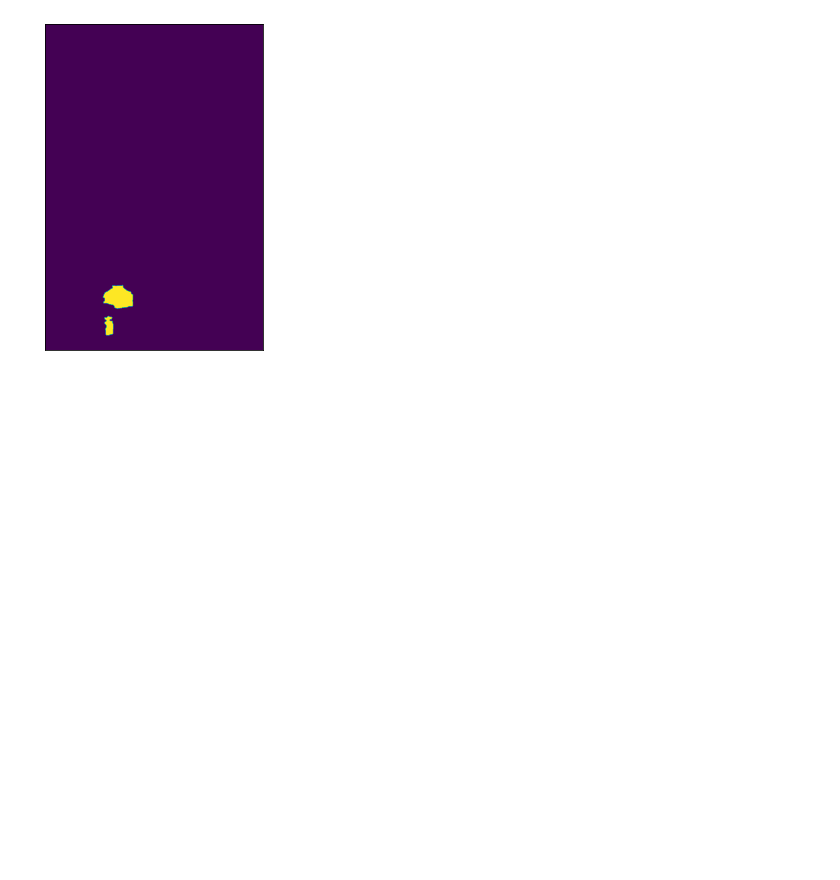
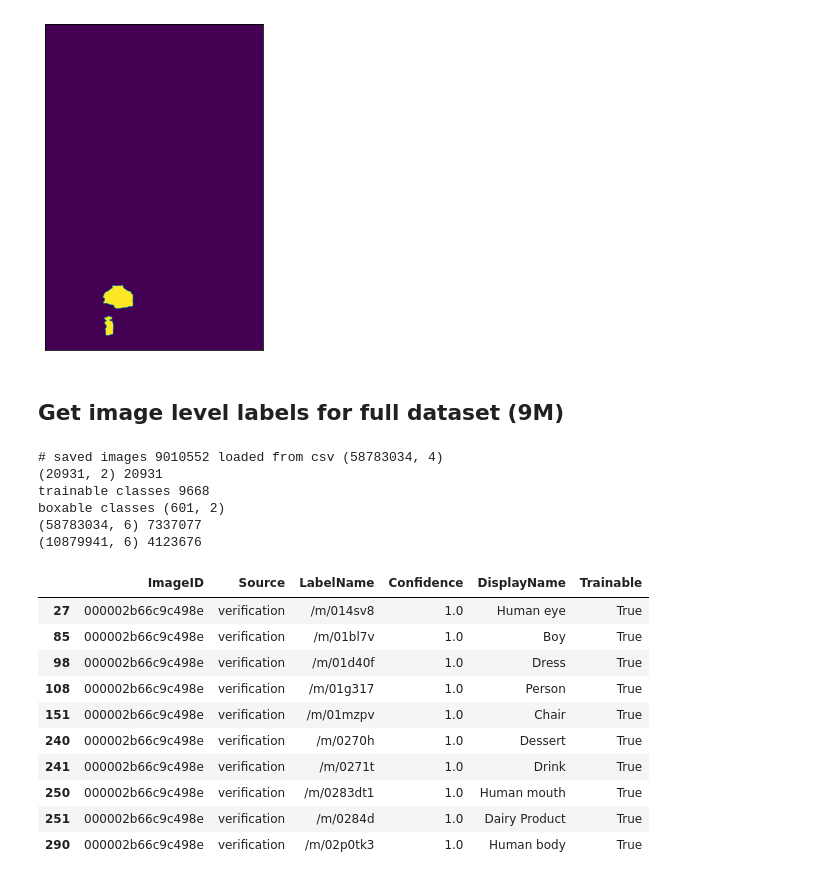
Before and after one commit to liyubrt/notebooks, a Jupyter notebook: pretrain_vit/OpenImages.ipynb, the cells around one changed output. Cells and saved outputs as stored; diff of their text form; code cells hidden in the pictures; blank space fills up the shorter version.

```diff
--- a/pretrain_vit/OpenImages.ipynb
+++ b/pretrain_vit/OpenImages.ipynb
@@ -469,3 +469,65 @@ Drink (1600, 1066)
 [figure]
 Drink (1600, 1066)
 [figure]
+# %% [markdown]
+## Get image level labels for full dataset (9M)
+# %%
+root_dir = '/data3/jupiter/datasets/public_datasets/OpenImages/'
+
+# load label csv
+split = 'train'  # train, validation, test
+label_csv = os.path.join(root_dir, 'meta_data', f'oidv7-{split}-annotations-human-imagelabels.csv')
+# image_ids = os.listdir(os.path.join(root_dir, split))
+# image_ids = [f[:-4] for f in image_ids]
+# np.savetxt(os.path.join(root_dir, 'meta_data', f'{split}_saved.txt'), image_ids, delimiter='\n', fmt='%s')
+image_ids = list(np.loadtxt(os.path.join(root_dir, 'meta_data', f'{split}_saved.txt'), dtype=str))
+df = pd.read_csv(label_csv)
+print('# saved images', len(image_ids), 'loaded from csv', df.shape)
+
+# load class description
+description_csv = os.path.join(root_dir, 'meta_data', 'oidv7-class-descriptions.csv')
+description_df = pd.read_csv(description_csv)
+description_dict = dict(zip(description_df.LabelName, description_df.DisplayName))
+print(description_df.shape, len(description_dict))
+
+# load trainable classes
+trainable_txt = os.path.join(root_dir, 'meta_data', 'oidv7-classes-trainable.txt')
+with open(trainable_txt, 'r') as f:
+    trainable_class_ids = f.readlines()
+    trainable_class_ids = {s[:-1] for s in trainable_class_ids}
+print('trainable classes', len(trainable_class_ids))
+
+# load 600 boxable classes
+boxable_classes_csv = os.path.join(root_dir, 'meta_data', 'oidv7-class-descriptions-boxable.csv')
+boxable_classes_df = pd.read_csv(boxable_classes_csv)
+print('boxable classes', boxable_classes_df.shape)
+
+# merge class description and trainable info
+df = df.merge(description_df, on='LabelName', how='left')
+df['Trainable'] = df['LabelName'].apply(lambda l: True if l in trainable_class_ids else False)
+print(df.shape, len(df.ImageID.unique()))
+
+# get trainable and boxable df
+df_use = df[(df.DisplayName.isin(boxable_classes_df.DisplayName)) & (df.Trainable == True) & (df.Confidence > 0.0) & (df.ImageID.isin(image_ids))]
+print(df_use.shape, len(df_use.ImageID.unique()))
+# %% [output]
+# saved images 9010552 loaded from csv (58783034, 4)
+(20931, 2) 20931
+trainable classes 9668
+boxable classes (601, 2)
+(58783034, 6) 7337077
+(10879941, 6) 4123676
+# %%
+df_use.head(10)
+# %% [output]
+|  | ImageID | Source | LabelName | Confidence | DisplayName | Trainable |
+| 27 | 000002b66c9c498e | verification | /m/014sv8 | 1.0 | Human eye | True |
+| 85 | 000002b66c9c498e | verification | /m/01bl7v | 1.0 | Boy | True |
+| 98 | 000002b66c9c498e | verification | /m/01d40f | 1.0 | Dress | True |
+| 108 | 000002b66c9c498e | verification | /m/01g317 | 1.0 | Person | True |
+| 151 | 000002b66c9c498e | verification | /m/01mzpv | 1.0 | Chair | True |
+| 240 | 000002b66c9c498e | verification | /m/0270h | 1.0 | Dessert | True |
+| 241 | 000002b66c9c498e | verification | /m/0271t | 1.0 | Drink | True |
+| 250 | 000002b66c9c498e | verification | /m/0283dt1 | 1.0 | Human mouth | True |
+| 251 | 000002b66c9c498e | verification | /m/0284d | 1.0 | Dairy Product | True |
+| 290 | 000002b66c9c498e | verification | /m/02p0tk3 | 1.0 | Human body | True |
```
Also changed, not shown: parts of 3 cells of this notebook, 7 other files.
